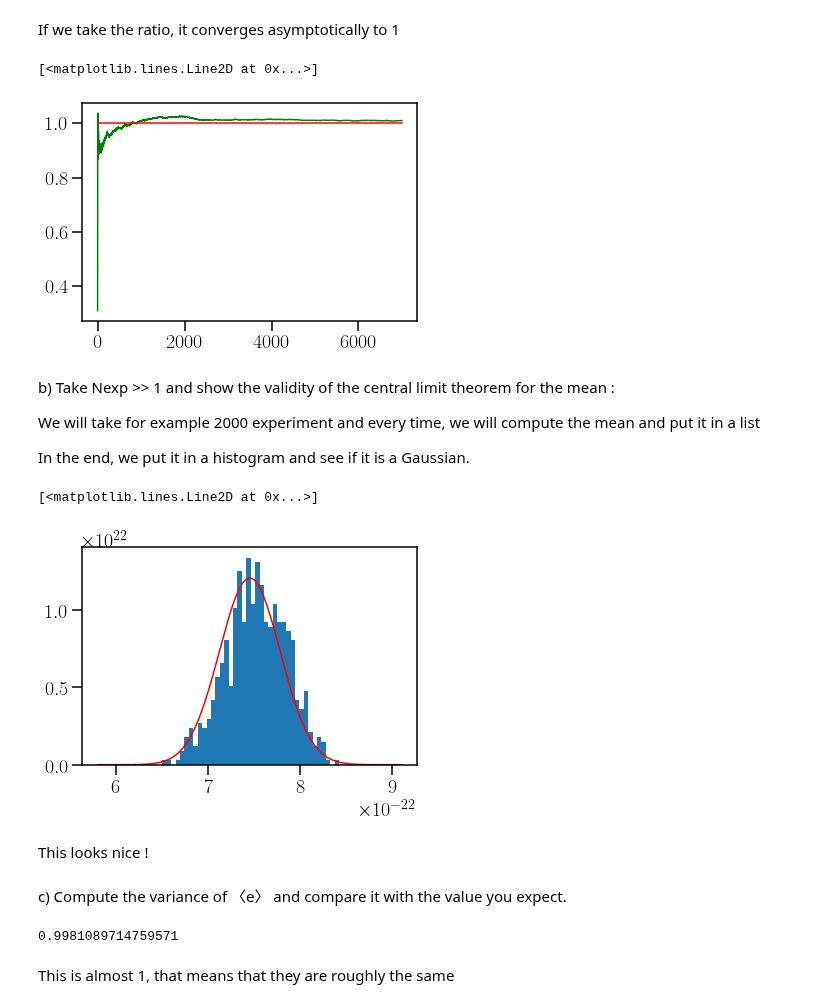
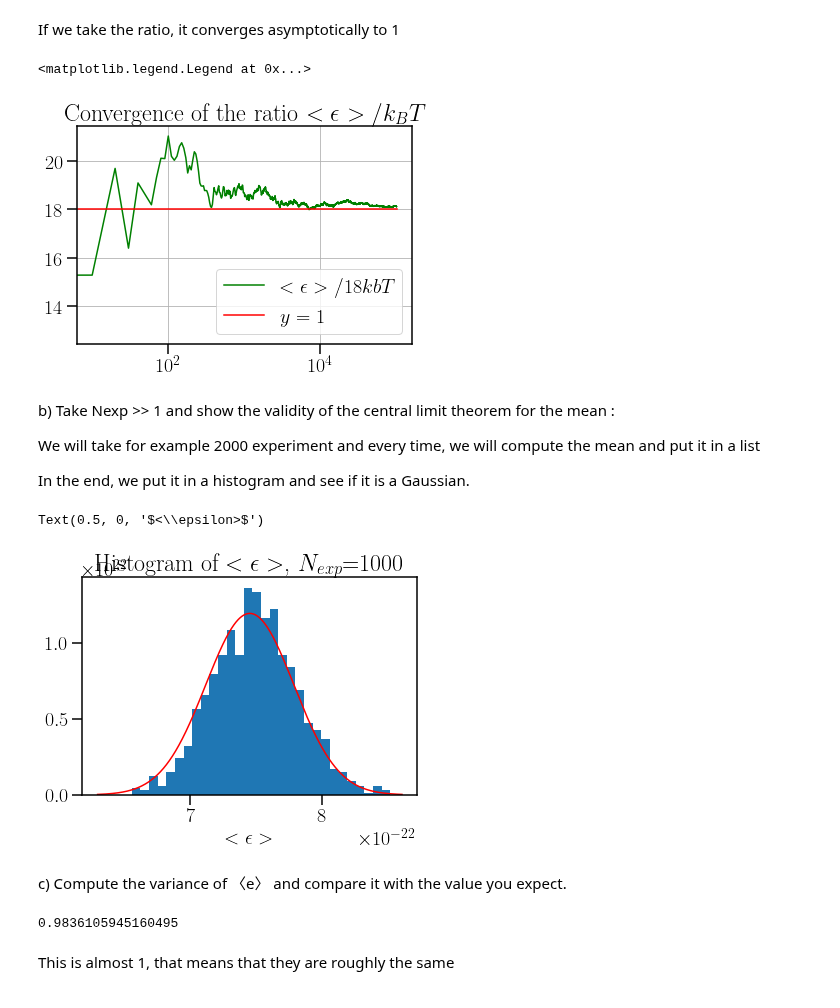
Before and after one commit to Nayaqs/stats, a Jupyter notebook: FinalProject.ipynb, the cells around one changed output. Saved outputs shown, nothing was run; the diff lists cells and outputs as text; code cells hidden in the pictures.

```diff
--- a/FinalProject.ipynb
+++ b/FinalProject.ipynb
@@ -31,6 +31,7 @@ kb=1.38*1e-23
 T=3
 mu = 30*kb*T
 A=3.5e+31
+beta = 1/(kb*T)
 n=1
 # %% [markdown]
 Let's plot the function to see the result
@@ -61,0 +104,12 @@ is indeed a pdf
+# %%
+listint = np.zeros(50)
+xplot = list(range(len(listint)))
+for i in range(len(listint)):
+    listint[i] = integral(i)
+
+integral(5000)
+
+plt.plot(xplot,listint, color = "blue")
+plt.xlabel("Numbers of points")
+plt.ylabel("Sum of the areas")
+plt.title("Numerical integral of $f$")
@@ -153,19 +217,23 @@ Now we take the data points we managed to get. They are all distributed accordin
 
 If we want to show the laws of large numbers, we can show that if we progressively compute the mean for a given number of samples ($N_{exp}=1$), then the average will converge to a number, which should be the mean.
 # %%
-N=7000
+N=100000
 data = Egenerator(N,3)
 l = len(data)
 
-listMean = []
-for i in range(l):
+listMean = np.zeros(int(N/10))
+for i in range(int(l/10)):
     moy = np.mean(data[:i+1])
-    listMean.append(moy)
-xMean = np.linspace(0,N,N)
+    listMean[i] = moy
+xMean = np.linspace(0,N,int(l/10))
 
-plt.plot(xMean, listMean, label = "Mean of n samples $N_{exp}$ = 1")
-plt.plot([0,N],[18*kb*T,18*kb*T], color = "red", label = "Mean = $18 kb T$")
+plt.plot([0,N],[18*kb*T,18*kb*T], color = "red", label = "$y = 18 kb T$")
+plt.plot(xMean, listMean, label = "$<\epsilon> $ for N events ")
+
 plt.xlabel("Number of sample in the mean")
 plt.ylabel("Corresponding mean")
 plt.legend()
+plt.grid()
+plt.semilogx()
+plt.title("Convergence of mean")
 # %% [output]
@@ -174,12 +241,16 @@ plt.legend()
 # %% [markdown]
 If we take the ratio, it converges asymptotically to 1
 # %%
-ratio = [listMean/meanTH for listMean in listMean]
-plt.plot(xMean, ratio, color = "green", label = "Mean/18 kb T$")
-plt.plot([0,N],[1,1], color = "red", label = "y = 1$")
+ratio = [listMean/(kb*T) for listMean in listMean]
+plt.plot(xMean, ratio, color = "green", label = "$<\epsilon>/18 kb T$")
+plt.plot([0,N],[18,18], color = "red", label = "$y = 1$")
+plt.semilogx()
+plt.grid()
+plt.title("Convergence of the ratio $<\epsilon>/k_BT$")
+plt.legend()
 # %% [output]
-[<matplotlib.lines.Line2D at 0x...>]
+<matplotlib.legend.Legend at 0x...>
-[figure, old version]
+[figure, new version]
 # %% [markdown]
 b) Take Nexp >> 1 and show the validity of the central limit theorem for the mean :
 
@@ -203,24 +281,23 @@ while k<=Nexp :
     k = k+1
 # %%
-sigma = stdev/np.sqrt(N)
-mean = meanTH
-xplot = np.linspace(meanTH-5*sigma, meanTH+5*sigma, 1000)
-yplot = gauss(xplot, mean, sigma)
+sigmaCLT = np.sqrt(varTH)/np.sqrt(N)
+meanCLT = meanTH
+xplot = np.linspace(meanTH-6*sigma, meanTH+6*sigma, 1000)
+yplot = gauss(xplot, meanCLT, sigmaCLT)
 
-
-plt.hist(listMean, density=True, bins = 40)
+plt.hist(listMean, density=True, bins = 30)
 plt.plot(xplot,yplot, color ="red")
+plt.title("Histogram of $<\epsilon>$, $N_{exp}$=1000" )
+plt.xlabel("$<\epsilon>$")
 # %% [output]
-[<matplotlib.lines.Line2D at 0x...>]
+Text(0.5, 0, '$<\\epsilon>$')
-[figure, old version]
+[figure, new version]
-# %% [markdown]
-This looks nice !
 # %% [markdown]
 c) Compute the variance of 〈e〉 and compare it with the value you expect.
 # %%
-np.var(listMean)/(sigma**2)
+np.var(listMean)/(sigmaCLT**2)
 # %% [output]
-0.9981089714759571
+0.9836105945160495
 # %% [markdown]
 This is almost 1, that means that they are roughly the same
 # %% [markdown]
```
Also changed, not shown: parts of 18 cells of this notebook.
